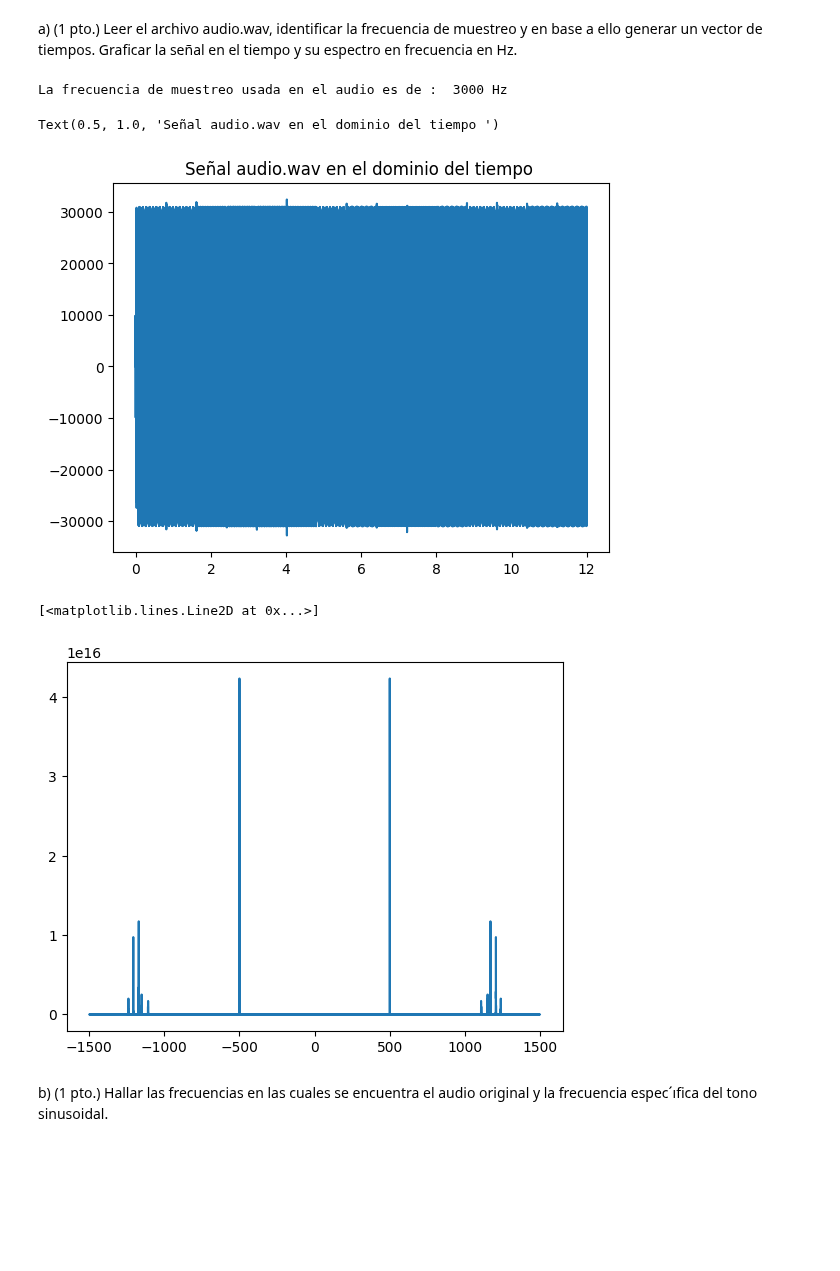
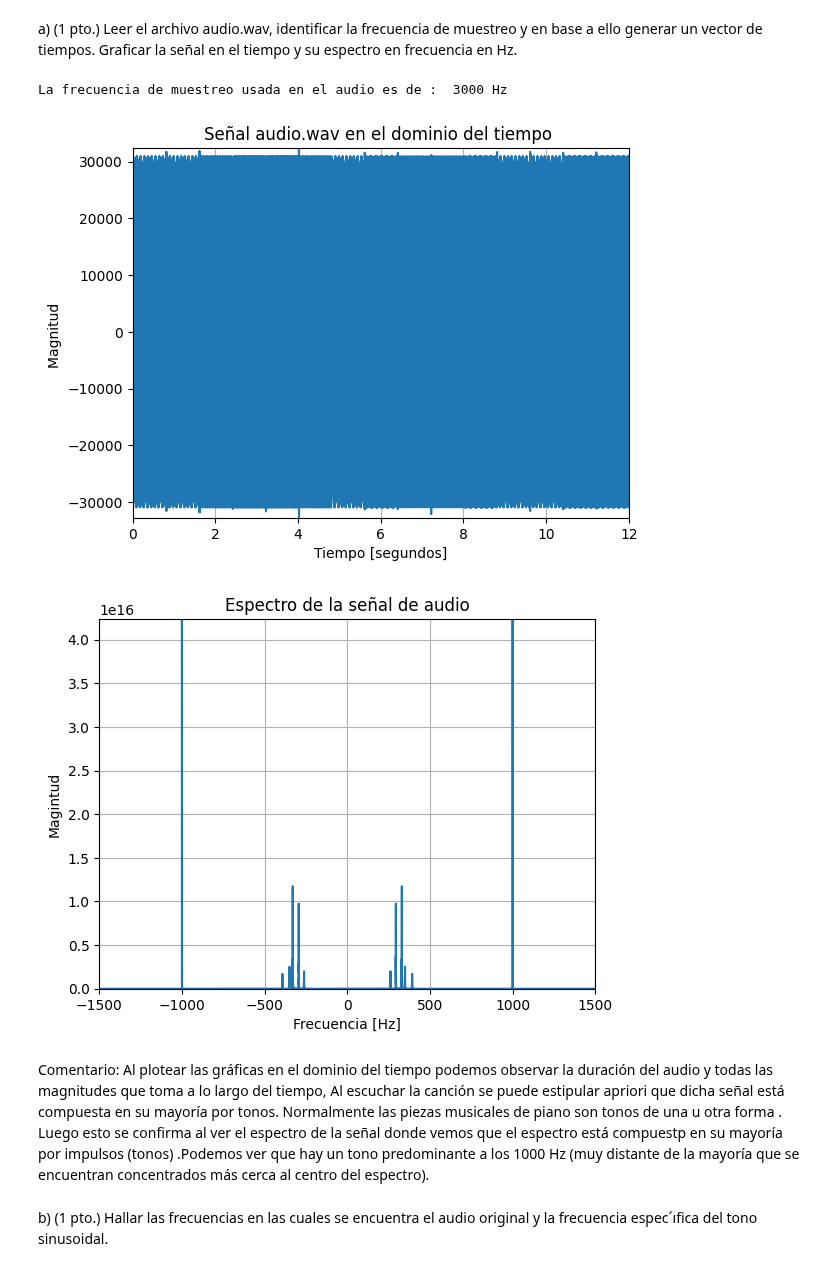
Before and after one commit to ExampleToFollow/PracticasPDS, a Jupyter notebook: Lab1/informePrevio.ipynb, the cells around one changed output. Cells and saved outputs as stored; diff of their text form; code cells hidden in the pictures; blank space fills up the shorter version.

```diff
--- a/Lab1/informePrevio.ipynb
+++ b/Lab1/informePrevio.ipynb
@@ -338,23 +357,37 @@ from scipy.io import wavfile
 # %%
 fs, y_t = wavfile.read('audio.wav') #Extraemos la frecuencia de muestreo (metadata) y los valores del arreglo
 print(f"La frecuencia de muestreo usada en el audio es de :  { fs} Hz")
 time_array = np.arange(len(y_t))/fs #Arreglo de tiempos
+Ns = len(y_t)
+#---------------PLOTEAMOS LA SEÑAL EN EL TIEMPO-------------
 plt.figure(1)
 plt.plot( time_array, y_t)
 plt.title("Señal audio.wav en el dominio del tiempo ")
+plt.xlim([0,12])
+plt.ylim([np.min(y_t)  ,  np.max(y_t)])
+plt.xlabel("Tiempo [segundos]")
+plt.ylabel("Magnitud ")
+plt.grid("on")
+plt.show()
+#--------------OBTENEMOS EL ESPECTRO Y PLOTEAMOS-----------
+fft_yt = np.fft.fftshift(np.fft.fft(y_t)) #Hallamos la transformada de fourier
+esp = np.abs(fft_yt)**2 #Calculamos el cuadrado de la magnitud
+freq = ((np.arange(Ns) - Ns/2) * fs/ Ns) #Graficamos normalizando
+plt.figure(2)
+plt.plot( freq, esp)
+plt.title("Espectro de la señal de audio")
+plt.xlim([-0.5*fs , 0.5*fs]) #Frecuencia normalizada
+plt.ylim([np.min(esp)  ,  np.max(esp)])
+plt.xlabel("Frecuencia [Hz]")
+plt.ylabel("Magintud")
+plt.grid("on")
+plt.show()
 # %% [output]
 La frecuencia de muestreo usada en el audio es de :  3000 Hz
-Text(0.5, 1.0, 'Señal audio.wav en el dominio del tiempo ')
-[figure, old version]
+[figure, new version]
+[figure, added]
-# %%
-fft_wav = np.fft.fftshift(np.fft.fft(y_t)) #Calculamos la tranformada de fourier
-spc = np.abs(fft_wav)**2 #Obtenemos el cuadrado de la magnitud del espectro
-freq = np.fft.fftfreq(time_array.shape[-1]) #Frecuencia normalizada
-plt.figure(5)
-plt.plot(freq*fs, spc)
-# %% [output]
-[<matplotlib.lines.Line2D at 0x...>]
-[figure, removed]
+# %% [markdown]
+Comentario:  Al plotear las gráficas en el dominio del tiempo podemos observar la duración del audio y todas las magnitudes que toma a lo largo del tiempo, Al escuchar la canción se puede estipular apriori que dicha señal está compuesta en su mayoría por tonos. Normalmente las piezas musicales de piano son tonos de una u otra forma . Luego esto se confirma al ver el espectro de la señal donde vemos que el espectro está compuestp en su mayoría por impulsos  (tonos) .Podemos ver que hay un tono predominante a los 1000 Hz (muy distante de la mayoría que se encuentran concentrados más cerca al centro del espectro).
 # %% [markdown]
 b) (1 pto.) Hallar las frecuencias en las cuales se encuentra el audio original
 y la frecuencia espec´ıfica del tono sinusoidal.
```
Also changed, not shown: parts of 11 cells of this notebook, 1 other file.
